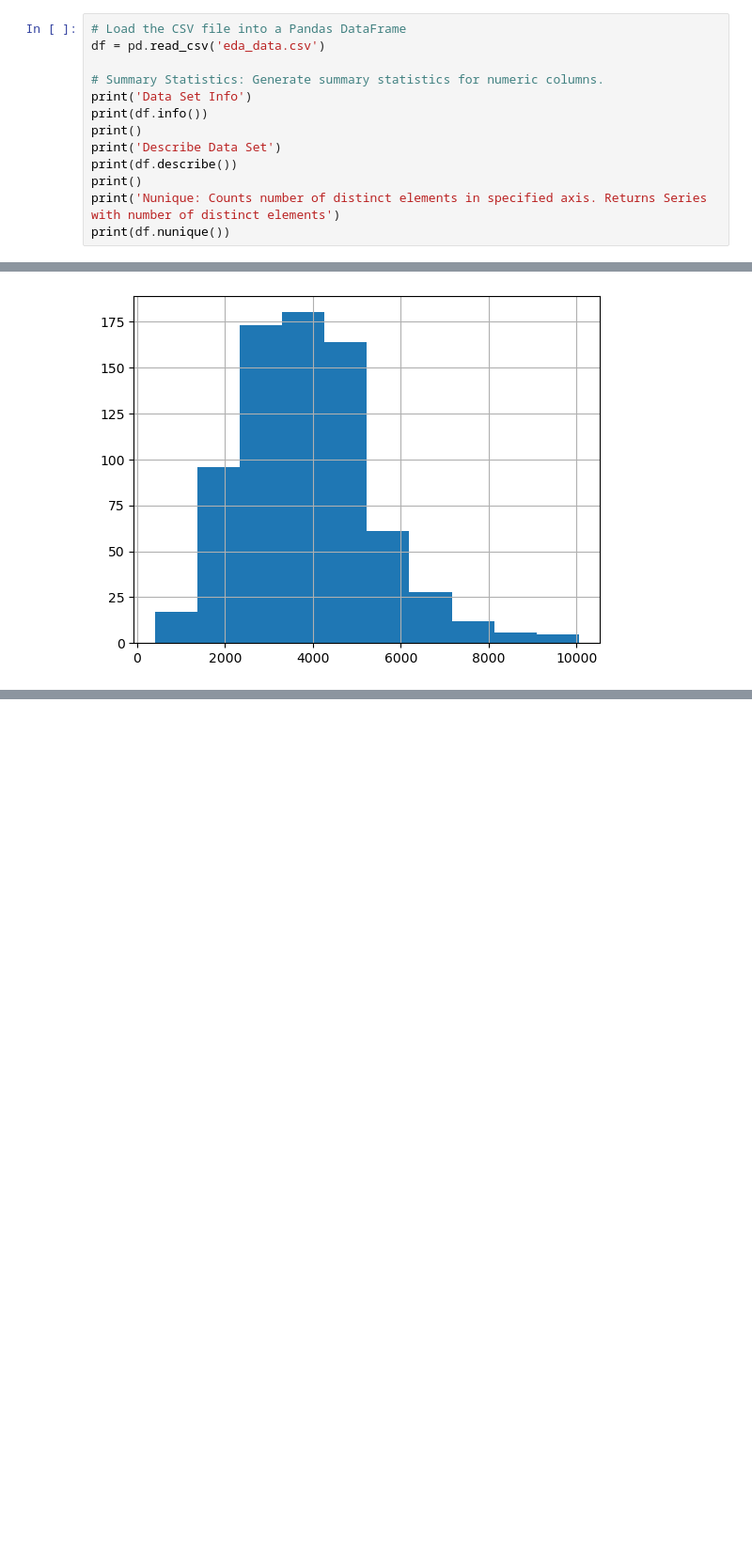
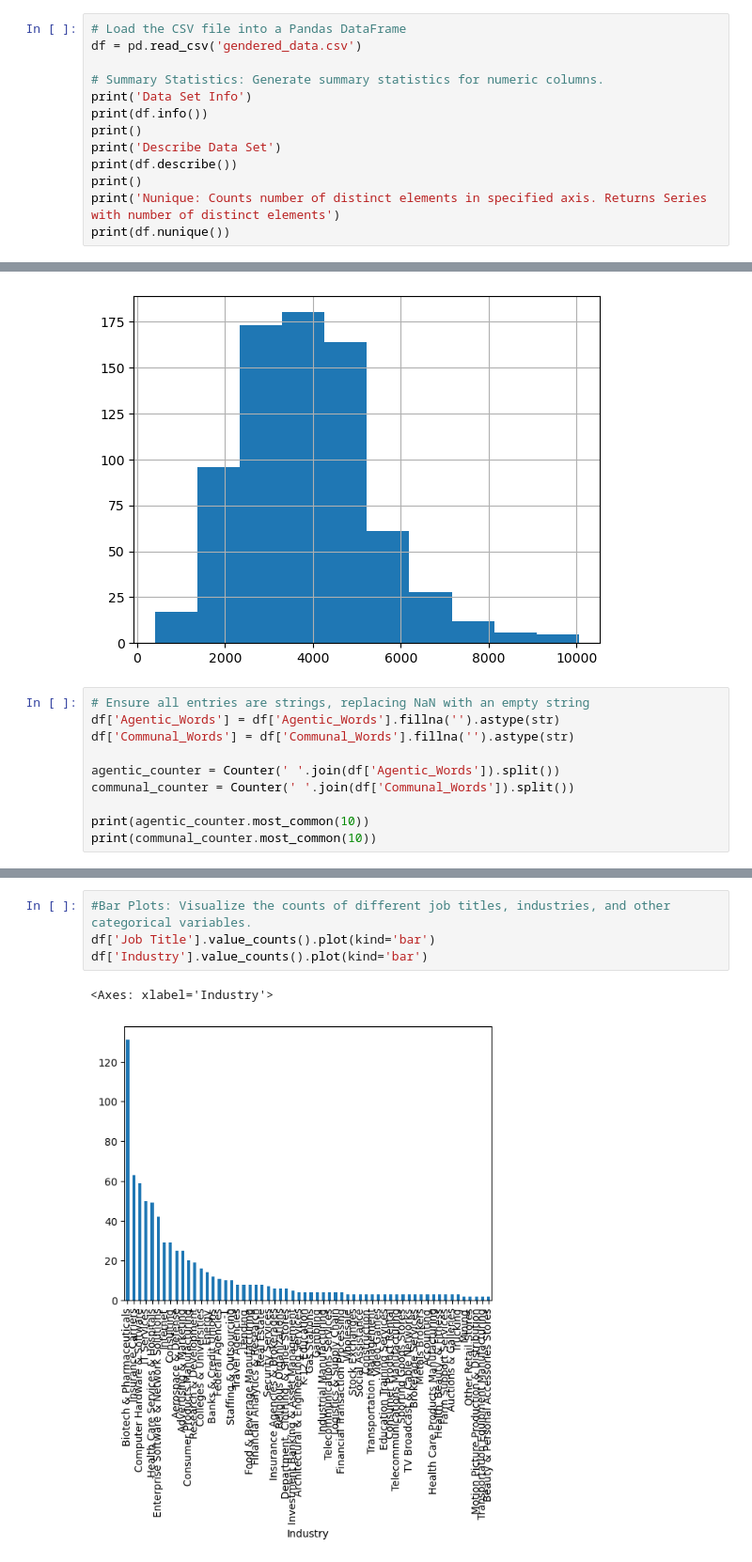
Before and after one commit to AnalysisKris/Finley_Capstone, a Jupyter notebook: EDA/eda.ipynb, the cells around one changed output, grey strips where cells are left out. Shown at 94% size. Saved outputs shown, nothing was run; the diff lists cells and outputs as text; blank space fills up the shorter version.

```diff
--- a/EDA/eda.ipynb
+++ b/EDA/eda.ipynb
@@ -12,6 +19,6 @@ from sklearn.metrics import classification_report
 # %%
 # Load the CSV file into a Pandas DataFrame
-df = pd.read_csv('eda_data.csv')
+df = pd.read_csv('gendered_data.csv')
 
 # Summary Statistics: Generate summary statistics for numeric columns.
 print('Data Set Info')
@@ -85,3 +92,13 @@ df['desc_len'].hist()
 # %% [output]
 <Axes: >
 [figure]
+# %%
+# Ensure all entries are strings, replacing NaN with an empty string
+df['Agentic_Words'] = df['Agentic_Words'].fillna('').astype(str)
+df['Communal_Words'] = df['Communal_Words'].fillna('').astype(str)
+
+agentic_counter = Counter(' '.join(df['Agentic_Words']).split())
+communal_counter = Counter(' '.join(df['Communal_Words']).split())
+
+print(agentic_counter.most_common(10))
+print(communal_counter.most_common(10))
@@ -87,0 +108,7 @@ df['desc_len'].hist()
+# %%
+#Bar Plots: Visualize the counts of different job titles, industries, and other categorical variables.
+df['Job Title'].value_counts().plot(kind='bar')
+df['Industry'].value_counts().plot(kind='bar')
+# %% [output]
+<Axes: xlabel='Industry'>
+[figure, added]
```
Also changed, not shown: parts of 34 cells of this notebook, 1 other file.
